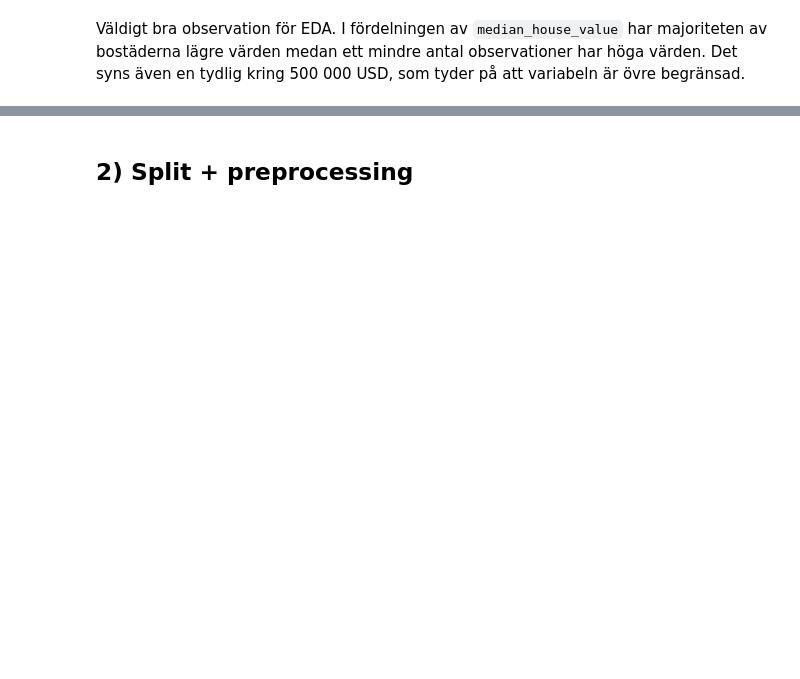
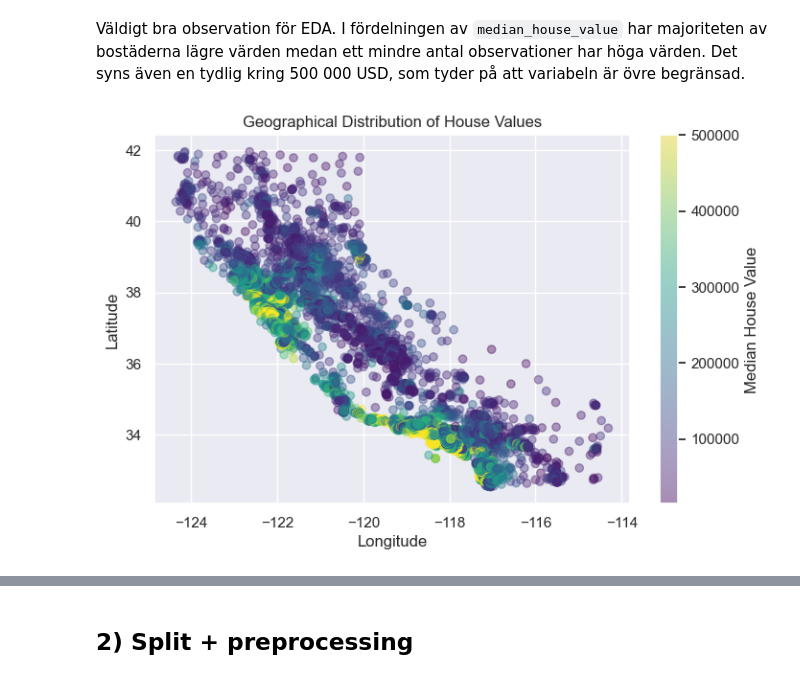
Before and after one commit to KataBeh/California-Housing, a Jupyter notebook: ML_Uppgift1_Katarina_Behrami.ipynb, the cells around one changed output, grey strips where cells are left out. Saved outputs shown, nothing was run; the diff lists cells and outputs as text; code cells hidden in the pictures; blank space fills up the shorter version.

```diff
--- a/ML_Uppgift1_Katarina_Behrami.ipynb
+++ b/ML_Uppgift1_Katarina_Behrami.ipynb
@@ -105,2 +113,13 @@ plt.show()
 # %% [markdown]
 Väldigt bra observation för EDA. I fördelningen av `median_house_value` har majoriteten av bostäderna lägre värden medan ett mindre antal observationer har höga värden. Det syns även en tydlig kring 500 000 USD, som tyder på att variabeln är övre begränsad.
+# %%
+# Scatter
+plt.figure(figsize=(8,5))
+plt.scatter(df["longitude"], df["latitude"],c=df["median_house_value"],cmap="viridis", alpha=0.4)
+plt.colorbar(label="Median House Value")
+plt.xlabel("Longitude")
+plt.ylabel("Latitude")
+plt.title("Geographical Distribution of House Values")
+plt.show()
+# %% [output]
+[figure, added]
```
Also changed, not shown: parts of 29 cells of this notebook, 1 other file.
